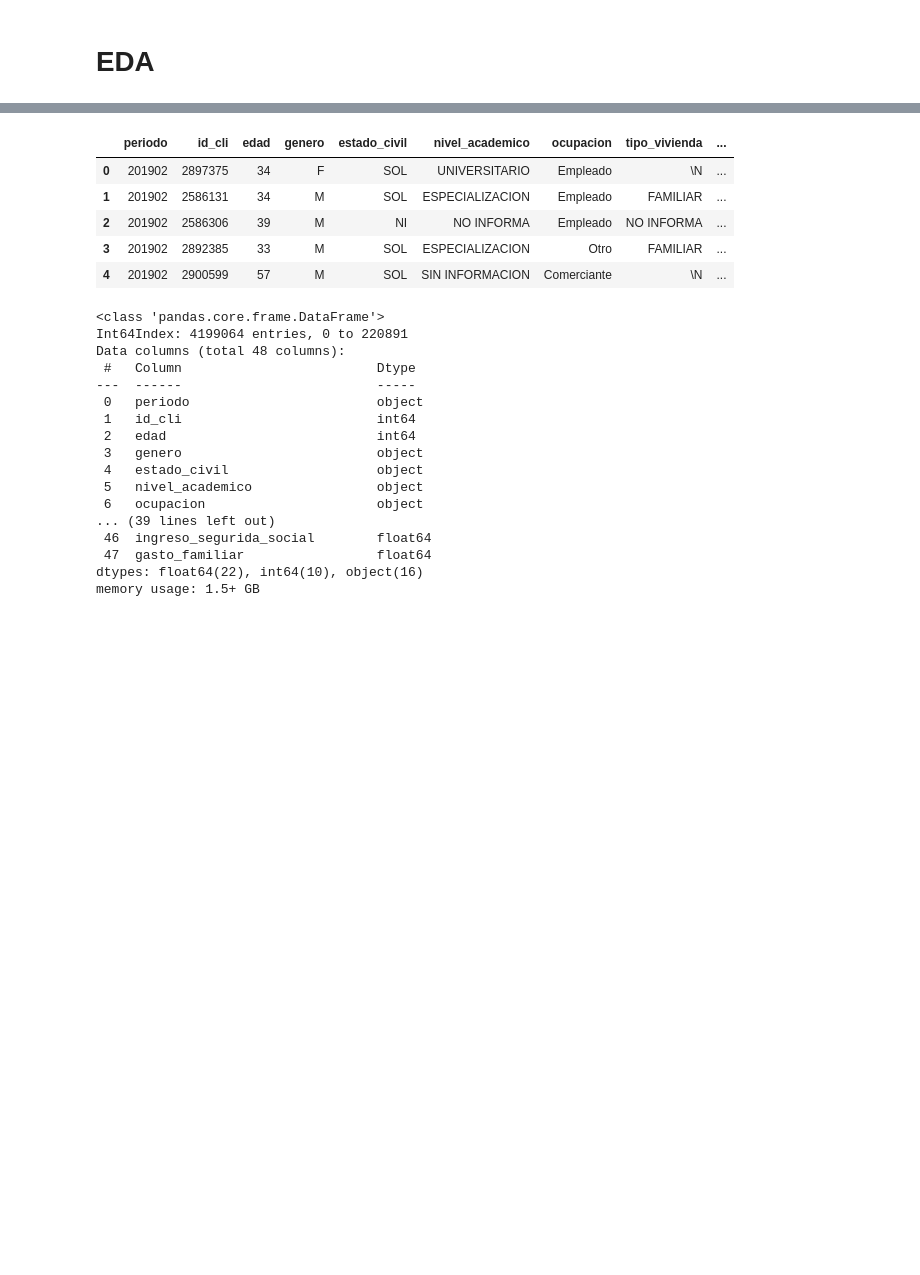
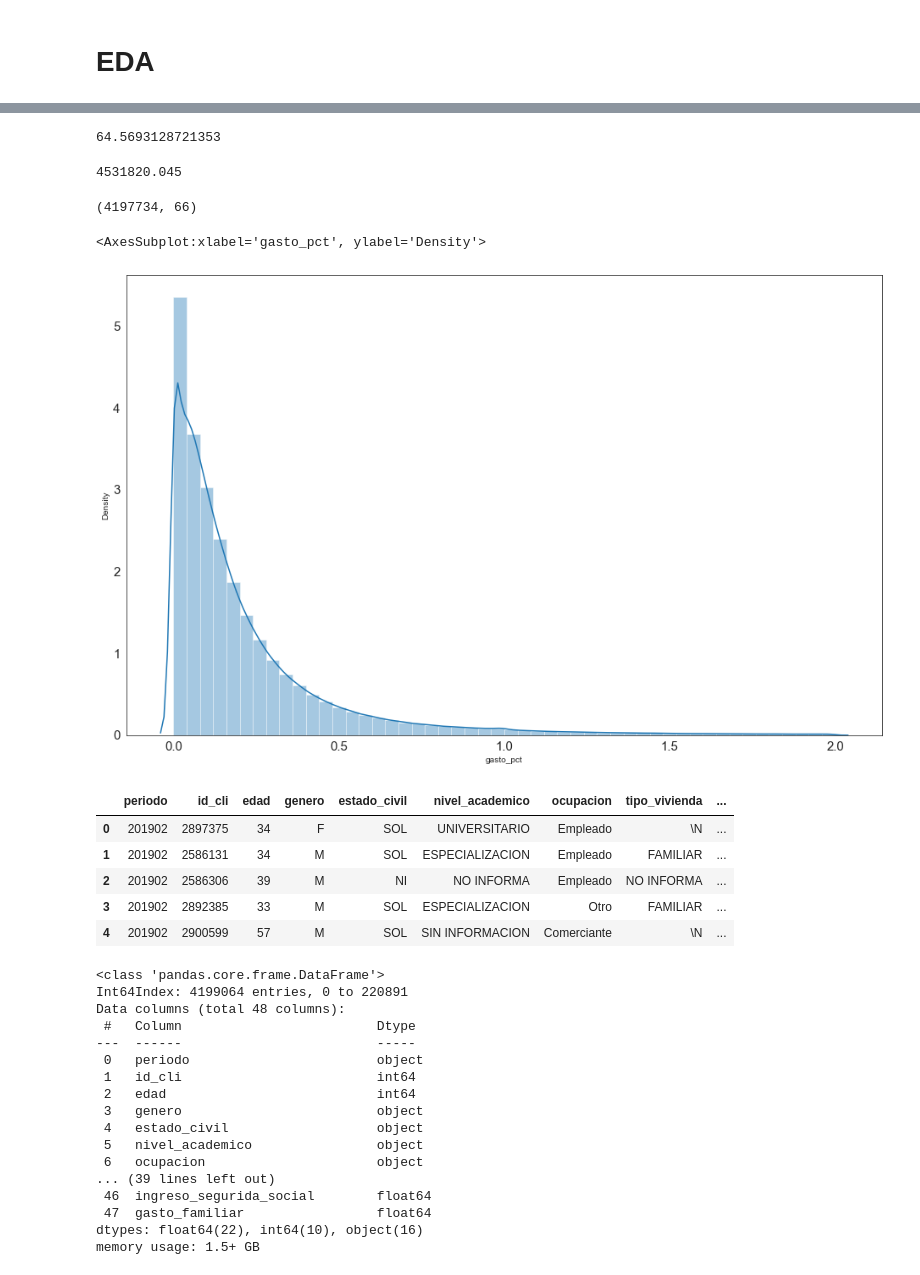
Before and after one commit to abdala9512/bc-dataton, a Jupyter notebook: notebooks/edad_miguel.ipynb, the cells around one changed output, grey strips where cells are left out. Drawn from its saved outputs; the diff is of its cells as text; code cells hidden in the pictures; blank space fills up the shorter version.

```diff
--- a/notebooks/edad_miguel.ipynb
+++ b/notebooks/edad_miguel.ipynb
@@ -93,3 +93,6 @@ bc_dataframe['total_cuota'] = np.where(bc_dataframe['total_cuota']<0,0, bc_dataf
 bc_dataframe['cat_edad'] = np.where(bc_dataframe['edad'] < 30, "M30",
                                    np.where(bc_dataframe['edad'] < 40, "M30_40",
                                            np.where(bc_dataframe['edad'] < 50, "M40_50", "M60")))
+# %%
+bc_dataframe['gasto_pct'] = bc_dataframe['gasto_familiar'] / bc_dataframe['ingreso_corr']
+bc_dataframe['gasto_pct'] = bc_dataframe['gasto_pct'].replace([np.nan, np.inf, -np.inf], 0 )
@@ -96,3 +115,22 @@ bc_dataframe['cat_edad'] = np.where(bc_dataframe['edad'] < 30, "M30",
+# %%
+bc_dataframe[(bc_dataframe['gasto_pct'] < 0.20) &
+                         (bc_dataframe['gasto_pct'] >= 0)].shape[0] / bc_dataframe.shape[0] * 100
+# %% [output]
+64.5693128721353
+# %%
+np.quantile(bc_dataframe['ingreso_corr'], 0.65)
+# %% [output]
+4531820.045
+# %%
+bc_dataframe.shape
+# %% [output]
+(4197734, 66)
+# %%
+sns.distplot(bc_dataframe[(bc_dataframe['gasto_pct'] < 2) &
+                         (bc_dataframe['gasto_pct'] >= 0)]['gasto_pct'])
+# %% [output]
+<AxesSubplot:xlabel='gasto_pct', ylabel='Density'>
+[figure, added]
 # %%
 bc_dataframe.head()
 # %% [output]
```
Also changed, not shown: parts of 1 cell of this notebook, 2 other files.
